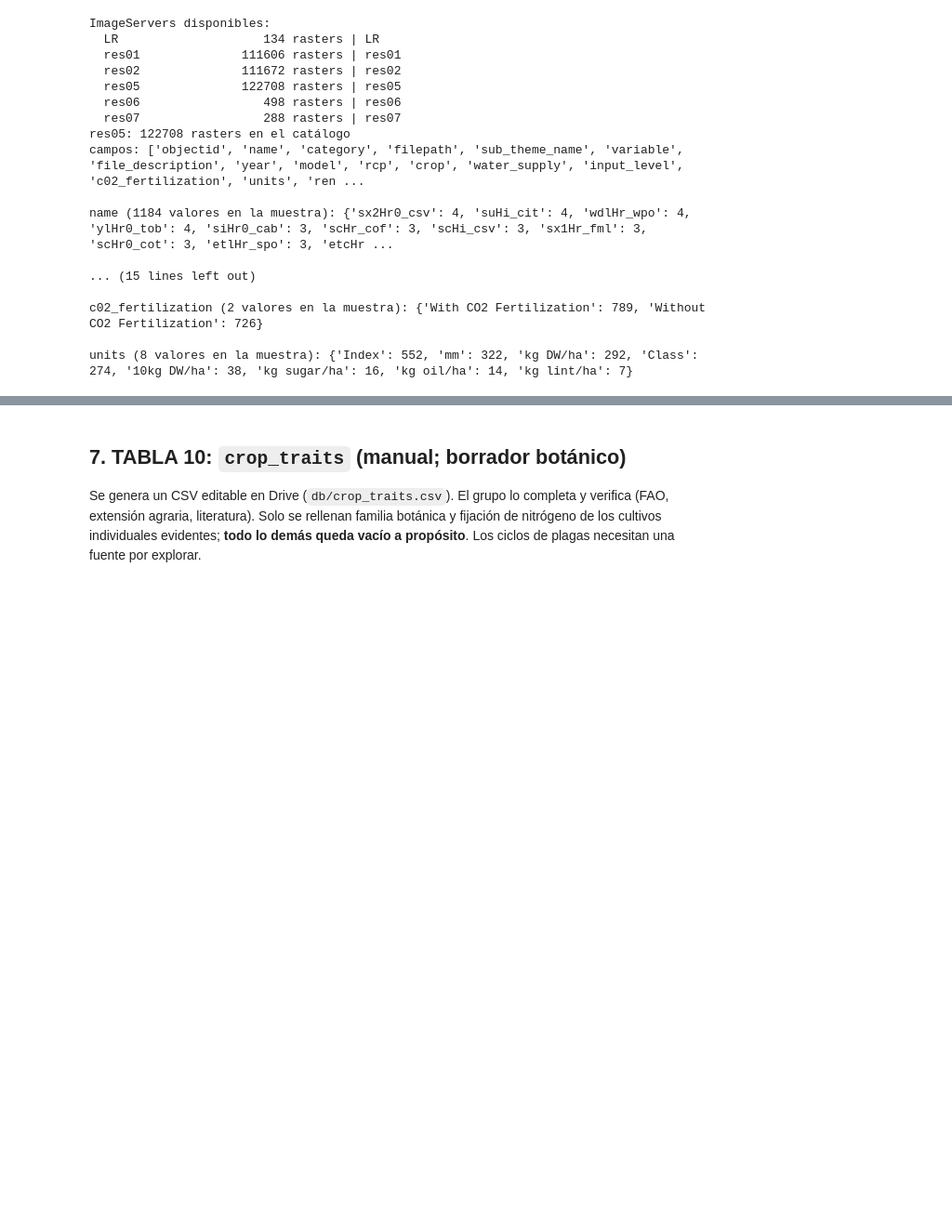
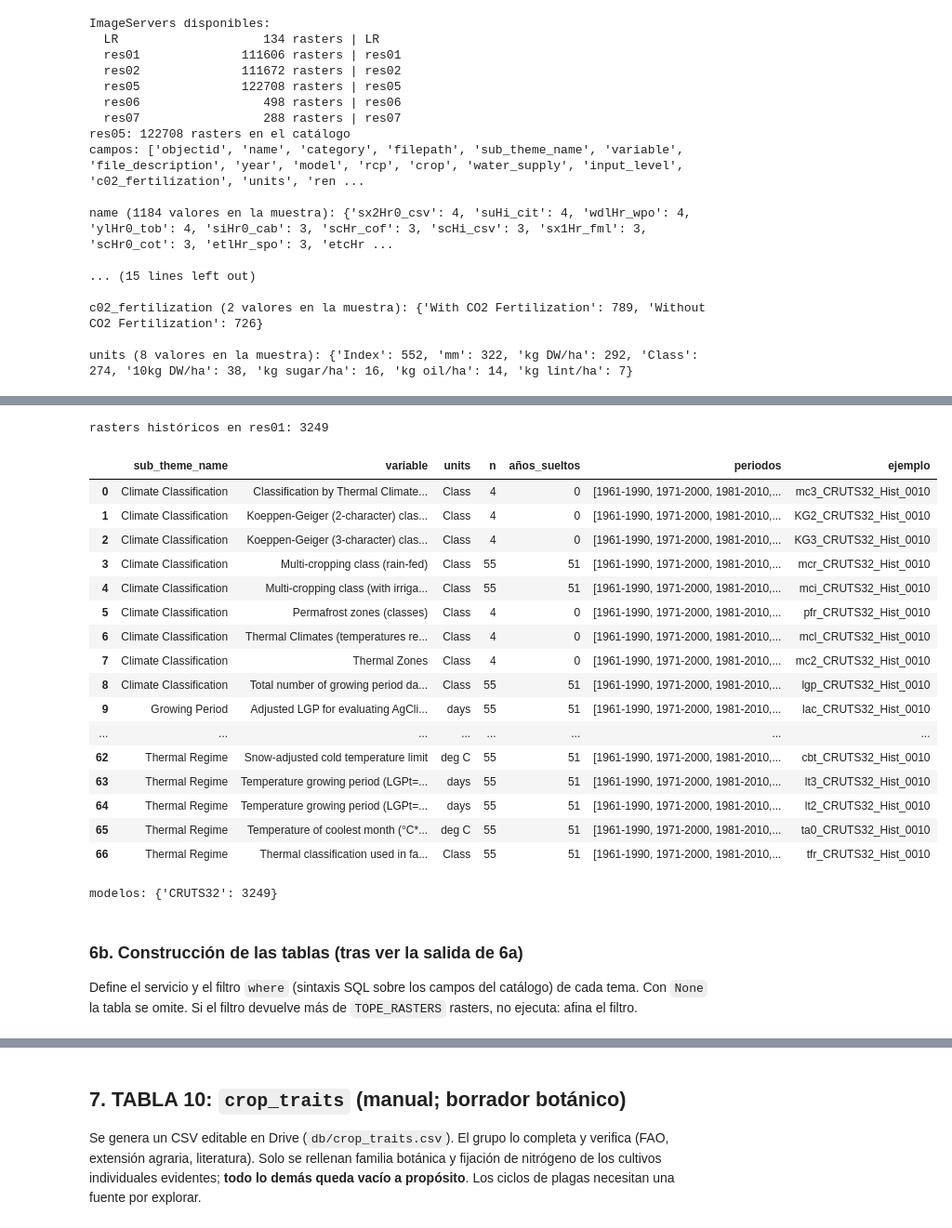
Before and after one commit to CamiloAndresDG/orchid_app, a Jupyter notebook: backend/app/etl_nasa_space_apps.ipynb, the cells around one changed output, grey strips where cells are left out. Shown at 93% size. Saved outputs shown, nothing was run; the diff lists cells and outputs as text; code cells hidden in the pictures; blank space fills up the shorter version.

```diff
--- a/backend/app/etl_nasa_space_apps.ipynb
+++ b/backend/app/etl_nasa_space_apps.ipynb
@@ -845,0 +855,7 @@ units (8 valores en la muestra): {'Index': 552, 'mm': 322, 'kg DW/ha': 292, 'Cla
+# %%
+ids_lr = ids_servicio("LR")
+lr = registros("LR", ids_lr, campos_ligeros("LR"))
+print("LR:", len(lr), "rasters | columnas:", list(lr.columns))
+cols_lr = [c for c in lr.columns if c.lower() in ("name", "sub_theme_name", "variable", "units", "year")]
+pd.set_option("display.max_rows", 200, "display.width", 250, "display.max_colwidth", 80)
+display(lr[cols_lr].head(60))
@@ -845,0 +885,38 @@ units (8 valores en la muestra): {'Index': 552, 'mm': 322, 'kg DW/ha': 292, 'Cla
+# %%
+ids_h = ids_servicio("res01", "rcp = 'Historical'")
+print("rasters históricos en res01:", len(ids_h))
+h = registros("res01", ids_h, "objectid,name,sub_theme_name,variable,year,model,rcp,units")
+h["sub_theme_name"] = h["sub_theme_name"].str.strip()
+h["anual"] = h["year"].astype(str).str.fullmatch(r"\d{4}")
+resumen_h = (h.groupby(["sub_theme_name", "variable", "units"], dropna=False)
+               .agg(n=("name", "size"), años_sueltos=("anual", "sum"),
+                    periodos=("year", lambda s: sorted({str(y) for y in s if "-" in str(y)})),
+                    ejemplo=("name", "first"))
+               .reset_index())
+pd.set_option("display.max_rows", 300, "display.width", 250, "display.max_colwidth", 90)
+display(resumen_h)
+print("modelos:", h["model"].value_counts().to_dict())
+# %% [output]
+rasters históricos en res01: 3249
+|  | sub_theme_name | variable | units | n | años_sueltos | periodos | ejemplo |
+| 0 | Climate Classification | Classification by Thermal Climate... | Class | 4 | 0 | [1961-1990, 1971-2000, 1981-2010,... | mc3_CRUTS32_Hist_0010 |
+| 1 | Climate Classification | Koeppen-Geiger (2-character) clas... | Class | 4 | 0 | [1961-1990, 1971-2000, 1981-2010,... | KG2_CRUTS32_Hist_0010 |
+| 2 | Climate Classification | Koeppen-Geiger (3-character) clas... | Class | 4 | 0 | [1961-1990, 1971-2000, 1981-2010,... | KG3_CRUTS32_Hist_0010 |
+| 3 | Climate Classification | Multi-cropping class (rain-fed) | Class | 55 | 51 | [1961-1990, 1971-2000, 1981-2010,... | mcr_CRUTS32_Hist_0010 |
+| 4 | Climate Classification | Multi-cropping class (with irriga... | Class | 55 | 51 | [1961-1990, 1971-2000, 1981-2010,... | mci_CRUTS32_Hist_0010 |
+| 5 | Climate Classification | Permafrost zones (classes) | Class | 4 | 0 | [1961-1990, 1971-2000, 1981-2010,... | pfr_CRUTS32_Hist_0010 |
+| 6 | Climate Classification | Thermal Climates (temperatures re... | Class | 4 | 0 | [1961-1990, 1971-2000, 1981-2010,... | mcl_CRUTS32_Hist_0010 |
+| 7 | Climate Classification | Thermal Zones | Class | 4 | 0 | [1961-1990, 1971-2000, 1981-2010,... | mc2_CRUTS32_Hist_0010 |
+| 8 | Climate Classification | Total number of growing period da... | Class | 55 | 51 | [1961-1990, 1971-2000, 1981-2010,... | lgp_CRUTS32_Hist_0010 |
+| 9 | Growing Period | Adjusted LGP for evaluating AgCli... | days | 55 | 51 | [1961-1990, 1971-2000, 1981-2010,... | lac_CRUTS32_Hist_0010 |
+| ... | ... | ... | ... | ... | ... | ... | ... |
+| 62 | Thermal Regime | Snow-adjusted cold temperature limit | deg C | 55 | 51 | [1961-1990, 1971-2000, 1981-2010,... | cbt_CRUTS32_Hist_0010 |
+| 63 | Thermal Regime | Temperature growing period (LGPt=... | days | 55 | 51 | [1961-1990, 1971-2000, 1981-2010,... | lt3_CRUTS32_Hist_0010 |
+| 64 | Thermal Regime | Temperature growing period (LGPt=... | days | 55 | 51 | [1961-1990, 1971-2000, 1981-2010,... | lt2_CRUTS32_Hist_0010 |
+| 65 | Thermal Regime | Temperature of coolest month (°C*... | deg C | 55 | 51 | [1961-1990, 1971-2000, 1981-2010,... | ta0_CRUTS32_Hist_0010 |
+| 66 | Thermal Regime | Thermal classification used in fa... | Class | 55 | 51 | [1961-1990, 1971-2000, 1981-2010,... | tfr_CRUTS32_Hist_0010 |
+modelos: {'CRUTS32': 3249}
+# %% [markdown]
+### 6b. Construcción de las tablas (tras ver la salida de 6a)
+Define el servicio y el filtro `where` (sintaxis SQL sobre los campos del catálogo) de cada tema.
+Con `None` la tabla se omite. Si el filtro devuelve más de `TOPE_RASTERS` rasters, no ejecuta: afina el filtro.
```
Also changed, not shown: parts of 12 cells of this notebook.
